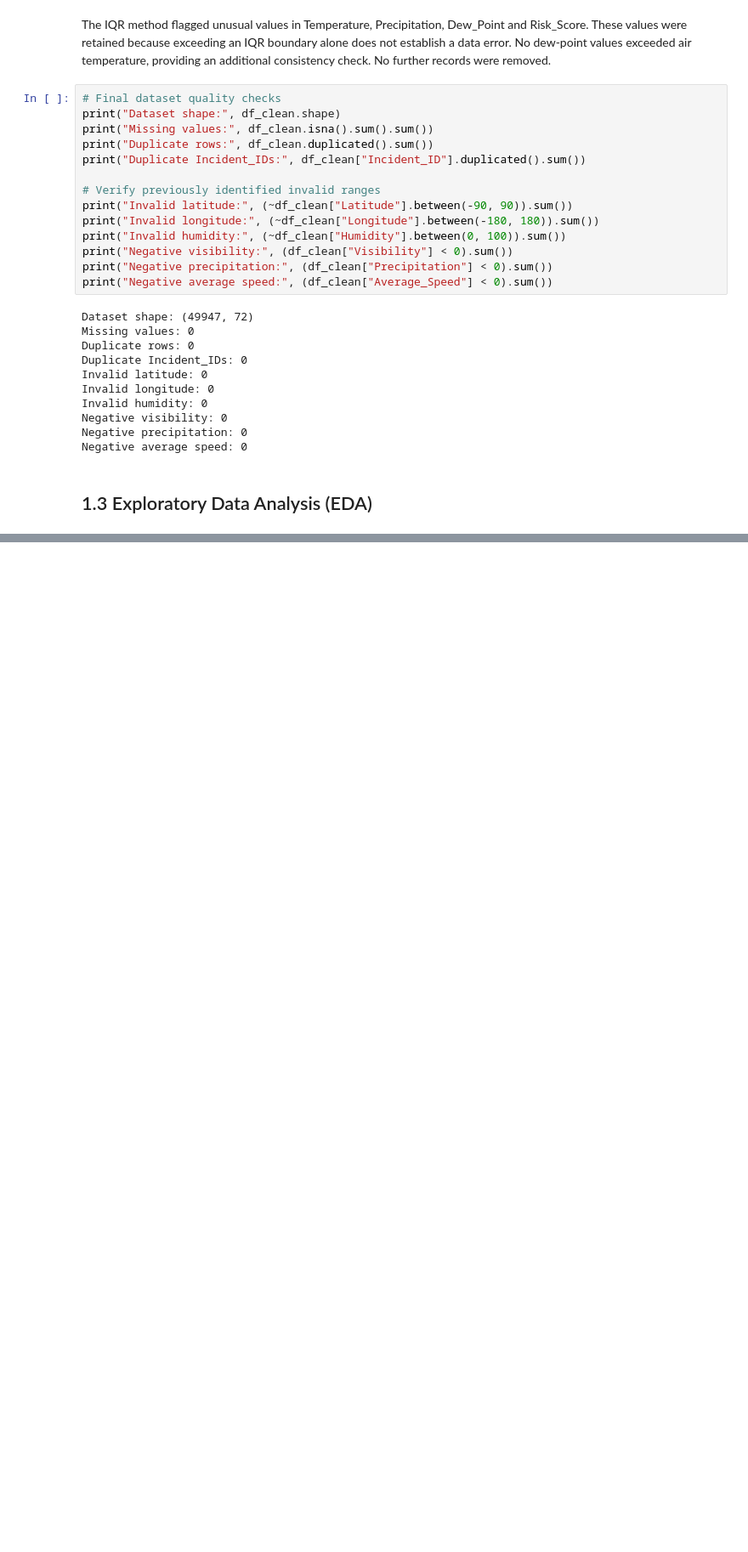
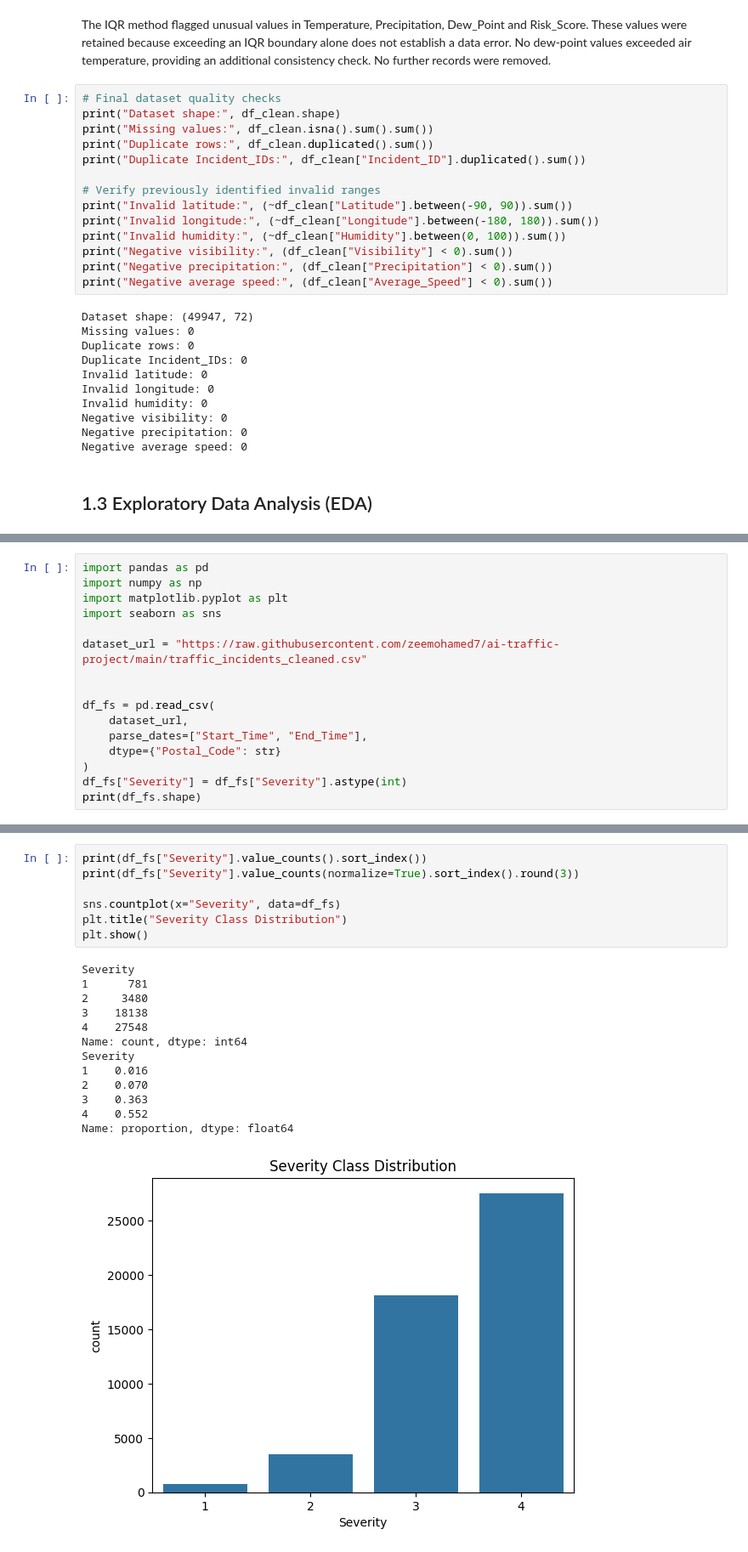
Before and after one commit to zeemohamed7/ai-traffic-project, a Jupyter notebook: IT7009_Traffic_Incident_Analysis.ipynb, the cells around one changed output, grey strips where cells are left out. Shown at 85% size. Saved outputs shown, nothing was run; the diff lists cells and outputs as text; blank space fills up the shorter version.

```diff
--- a/IT7009_Traffic_Incident_Analysis.ipynb
+++ b/IT7009_Traffic_Incident_Analysis.ipynb
@@ -1008,0 +1082,16 @@ df_eda = pd.read_csv(
+# %%
+import pandas as pd
+import numpy as np
+import matplotlib.pyplot as plt
+import seaborn as sns
+
+dataset_url = "https://raw.githubusercontent.com/zeemohamed7/ai-traffic-project/main/traffic_incidents_cleaned.csv"
+
+
+df_fs = pd.read_csv(
+    dataset_url,
+    parse_dates=["Start_Time", "End_Time"],
+    dtype={"Postal_Code": str}
+)
+df_fs["Severity"] = df_fs["Severity"].astype(int)
+print(df_fs.shape)
@@ -1008,0 +1102,21 @@ df_eda = pd.read_csv(
+# %%
+print(df_fs["Severity"].value_counts().sort_index())
+print(df_fs["Severity"].value_counts(normalize=True).sort_index().round(3))
+
+sns.countplot(x="Severity", data=df_fs)
+plt.title("Severity Class Distribution")
+plt.show()
+# %% [output]
+Severity
+1      781
+2     3480
+3    18138
+4    27548
+Name: count, dtype: int64
+Severity
+1    0.016
+2    0.070
+3    0.363
+4    0.552
+Name: proportion, dtype: float64
+[figure, added]
```
Also changed, not shown: parts of 42 cells of this notebook, 5 other files.
